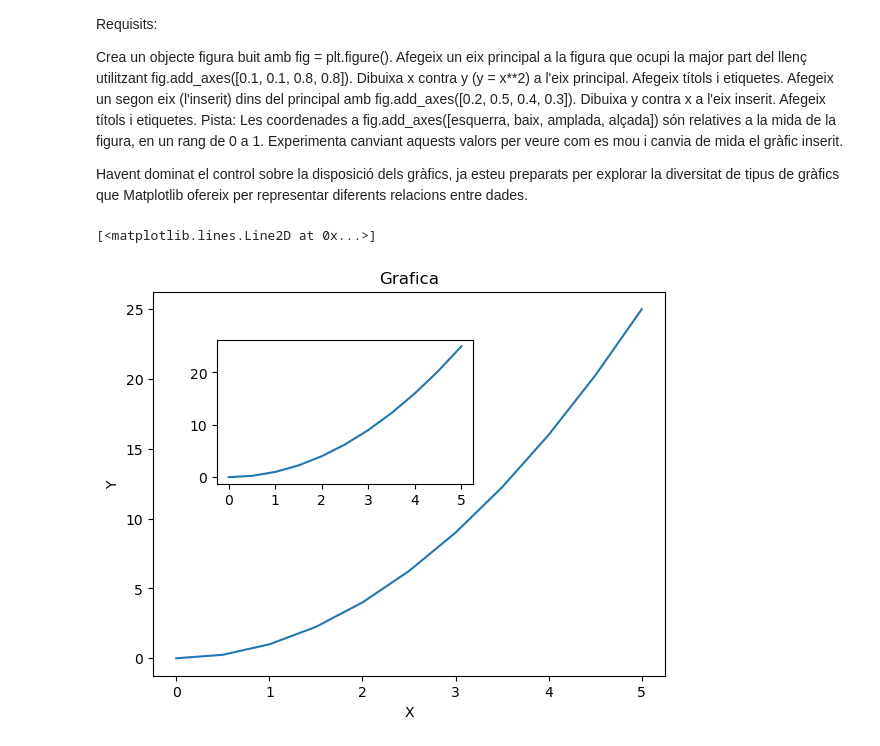
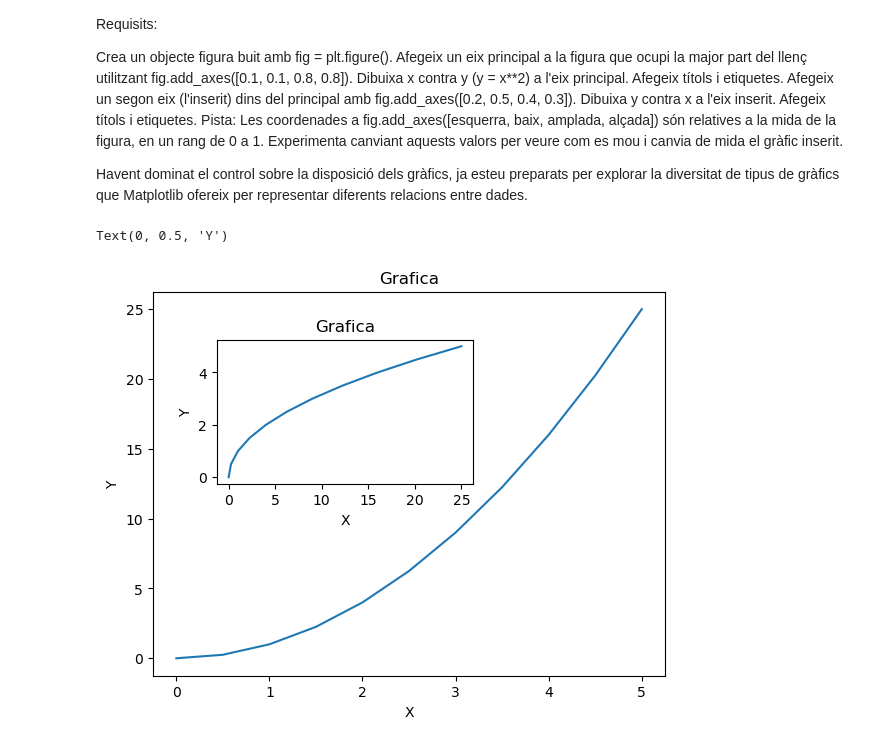
Before and after one commit to ManuelMF/College, a Jupyter notebook: SBD/Tema01/Tareas/Tarea05 Matplotlib/Matplotlib.ipynb, the cells around one changed output. Drawn from its saved outputs; the diff is of its cells as text; code cells hidden in the pictures.

```diff
--- a/SBD/Tema01/Tareas/Tarea05 Matplotlib/Matplotlib.ipynb
+++ b/SBD/Tema01/Tareas/Tarea05 Matplotlib/Matplotlib.ipynb
@@ -210,25 +210,25 @@ Havent dominat el control sobre la disposició dels gràfics, ja esteu preparats
 # %%
 fig = plt.figure()
 
 x = np.linspace(0, 5, 11)
 y = x**2
 
 ax = fig.add_axes([0.1, 0.1, 0.8, 0.8])
 
 ax.plot(x, y)
 
 ax.set_title("Grafica")
 ax.set_xlabel("X")
 ax.set_ylabel("Y")
 
 
 ax_inserit = fig.add_axes([0.2, 0.5, 0.4, 0.3])
 
-ax_inserit.plot(x, y)
+ax_inserit.plot(x**2, x)
 
 ax_inserit.set_title("Grafica")
 ax_inserit.set_xlabel("X")
 ax_inserit.set_ylabel("Y")
 # %% [output]
-[<matplotlib.lines.Line2D at 0x...>]
+Text(0, 0.5, 'Y')
-[figure, old version]
+[figure, new version]
```
Also changed, not shown: parts of 2 cells of this notebook.
